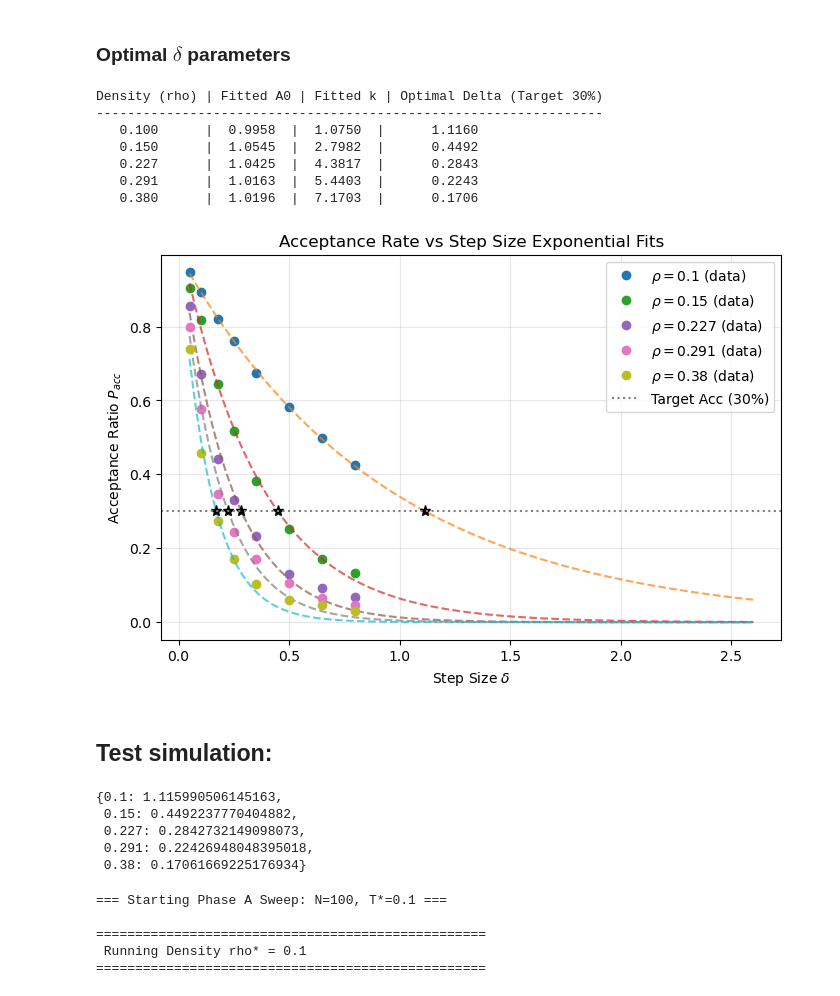
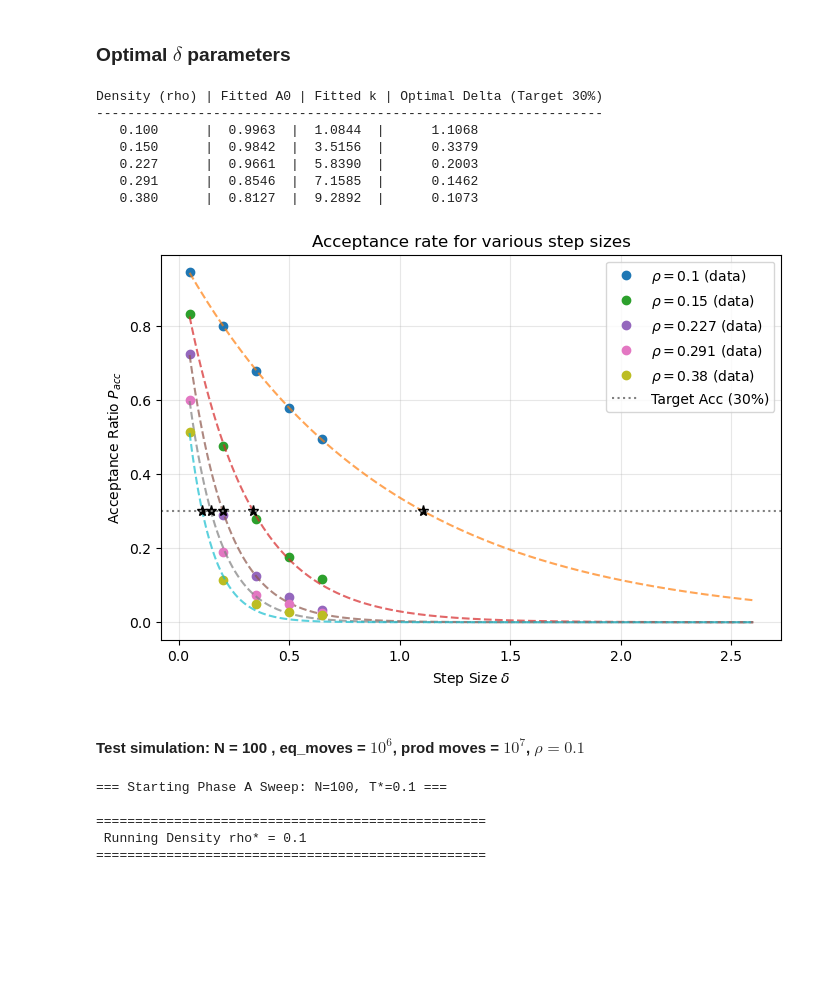
Before and after one commit to kristoftrcek/BERN01_project1, a Jupyter notebook: botond/HotStartPipeline.ipynb, the cells around one changed output. Cells and saved outputs as stored; diff of their text form; code cells hidden in the pictures; blank space fills up the shorter version.

Commit message:
Data from test runs

```diff
--- a/botond/HotStartPipeline.ipynb
+++ b/botond/HotStartPipeline.ipynb
@@ -24,10 +24,10 @@ def calculate_optimal_delta(A0_fit, k_fit, target_acceptance=0.30):
     return -np.log(target_acceptance / A0_fit) / k_fit
 
 # Input parameter grid matching the simulation values
-step_sizes = np.array([0.05, 0.10, 0.18, 0.25, 0.35, 0.50, 0.65, 0.80])
+step_sizes = np.linspace(0.05, 0.65, 5)
 
 # Load the parameters from the simulation
-loaded_data = np.load("simulation_results_findingdelta.npz")
+loaded_data = np.load("recalibrated_deltas_N36.npz")
 results = {float(k): loaded_data[k] for k in loaded_data.files}
 
 # 3. Fit curves and derive optimal delta for each density
@@ -56,38 +56,38 @@ for rho, acc_rates in sorted(results.items()):
 # %% [output]
 Density (rho) | Fitted A0 | Fitted k | Optimal Delta (Target 30%)
 -----------------------------------------------------------------
-   0.100      |  0.9958  |  1.0750  |      1.1160
-   0.150      |  1.0545  |  2.7982  |      0.4492
-   0.227      |  1.0425  |  4.3817  |      0.2843
-   0.291      |  1.0163  |  5.4403  |      0.2243
-   0.380      |  1.0196  |  7.1703  |      0.1706
+   0.100      |  0.9963  |  1.0844  |      1.1068
+   0.150      |  0.9842  |  3.5156  |      0.3379
+   0.227      |  0.9661  |  5.8390  |      0.2003
+   0.291      |  0.8546  |  7.1585  |      0.1462
+   0.380      |  0.8127  |  9.2892  |      0.1073
 # %%
 # Visualize the results
 plt.figure(figsize=(8, 5))
 delta_dense = np.linspace(0.05, 2.6, 200)
 
 for rho, acc_rates in sorted(results.items()):
     A0_fit, k_fit = fit_params[rho]
     delta_opt = optimal_deltas[rho]
 
     # Scatter plot of simulation sweeps
     plt.plot(step_sizes, acc_rates, 'o', label=f"$\\rho = {rho}$ (data)")
 
     # Plot the analytical fitted solution
     fit_curve = exp_decay(delta_dense, A0_fit, k_fit)
     plt.plot(delta_dense, fit_curve, '--', alpha=0.7)
 
     # Mark the targeted value of 0.3
     plt.plot(delta_opt, 0.30, 'k*', markersize=8)
 
 plt.axhline(0.30, color='gray', linestyle=':', label='Target Acc (30%)')
 plt.xlabel("Step Size $\\delta$")
 plt.ylabel("Acceptance Ratio $P_{acc}$")
-plt.title("Acceptance Rate vs Step Size Exponential Fits")
+plt.title("Acceptance rate for various step sizes")
 plt.legend()
 plt.grid(True, alpha=0.3)
 plt.show()
 # %% [output]
-[figure, old version]
+[figure, new version]
 # %% [markdown]
-## Test simulation:
+#### Test simulation: N = 100 , eq_moves = $10^6$, prod moves = $10^7$, $\rho = 0.1$
@@ -96,9 +94 @@ import mc_simulation as mc
-# %%
-optimal_deltas
-# %% [output]
-{0.1: 1.115990506145163,
- 0.15: 0.4492237770404882,
- 0.227: 0.2842732149098073,
- 0.291: 0.22426948048395018,
- 0.38: 0.17061669225176934}
 # %%
```
Also changed, not shown: parts of 6 cells of this notebook, 11 other files.
